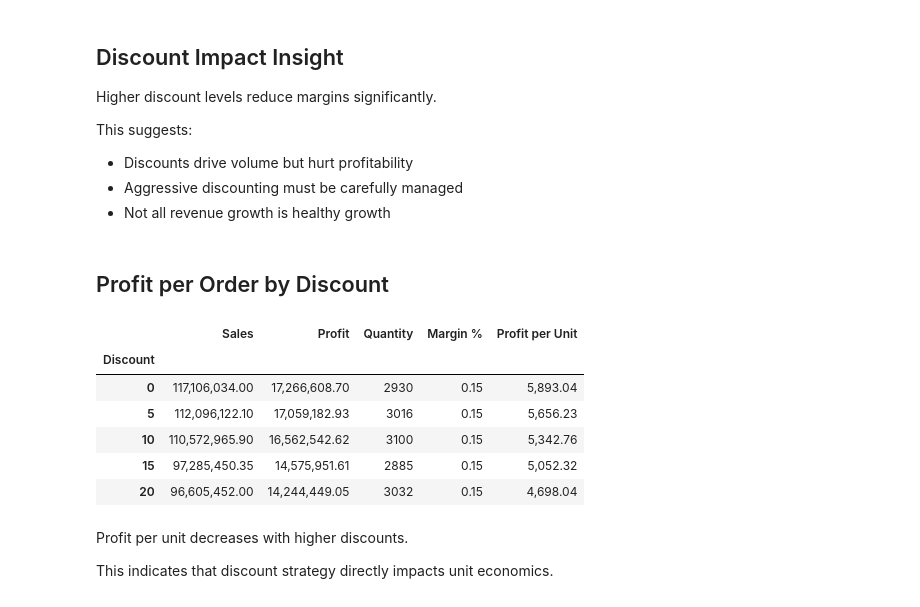
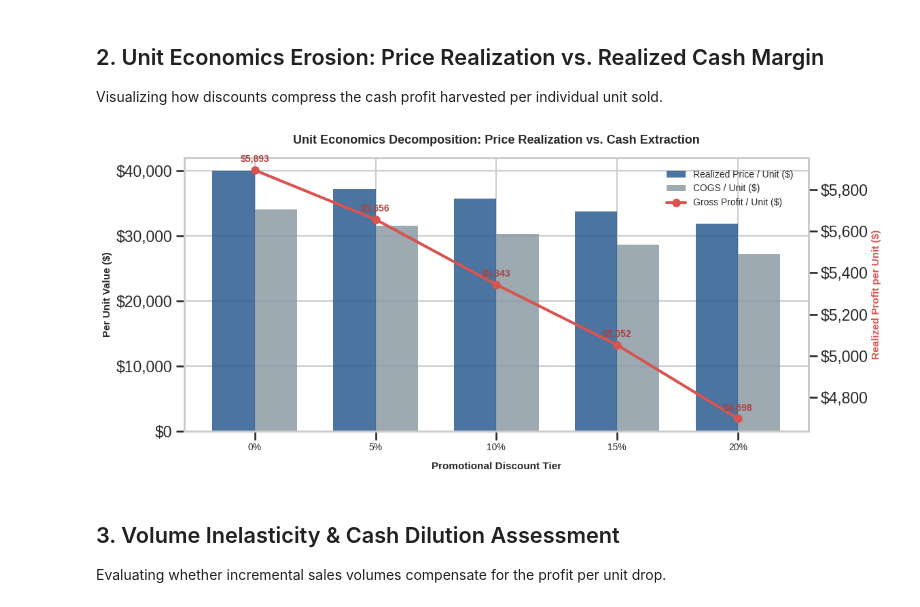
Before and after one commit to KuzevaStasy/E-commerce-Profitability-P-L-Analysis, a Jupyter notebook: notebooks/discount.ipynb, the cells around one changed output. Drawn from its saved outputs; the diff is of its cells as text; code cells hidden in the pictures.

```diff
--- a/notebooks/discount.ipynb
+++ b/notebooks/discount.ipynb
@@ -41,30 +77,41 @@ plt.show()
 # %% [markdown]
-## Discount Impact Insight
-
-Higher discount levels reduce margins significantly.
-
-This suggests:
-- Discounts drive volume but hurt profitability
-- Aggressive discounting must be carefully managed
-- Not all revenue growth is healthy growth
+## 2. Unit Economics Erosion: Price Realization vs. Realized Cash Margin
+Visualizing how discounts compress the cash profit harvested per individual unit sold.
-# %% [markdown]
-## Profit per Order by Discount
 # %%
-discount_analysis['Profit per Unit'] = (
-    discount_analysis['Profit'] /
-    discount_analysis['Quantity']
-)
+# Visualization: Unit Economics Compression & Cash Drag
+fig, ax1 = plt.subplots(figsize=(12, 5.5))
 
-discount_analysis
+discount_labels = [f"{d}%" for d in discount_summary['Discount']]
+x = np.arange(len(discount_labels))
+width = 0.35
+
+# Realized Price vs. COGS
+rects1 = ax1.bar(x - width/2, discount_summary['Realized_Price_per_Unit'], width, label='Realized Price / Unit ($)', color='#2b5c8f', alpha=0.85)
+rects2 = ax1.bar(x + width/2, discount_summary['COGS_per_Unit'], width, label='COGS / Unit ($)', color='#8c9ba5', alpha=0.85)
+
+ax1.set_ylabel('Per Unit Value ($)', fontsize=11, fontweight='bold')
+ax1.set_xlabel('Promotional Discount Tier', fontsize=11, fontweight='bold', labelpad=10)
+ax1.set_xticks(x)
+ax1.set_xticklabels(discount_labels, fontsize=10)
+ax1.yaxis.set_major_formatter(ticker.FuncFormatter(lambda y, p: f"${y:,.0f}"))
+
+# Dual-Axis for Unit Profit Erosion
+ax2 = ax1.twinx()
+ax2.plot(x, discount_summary['Profit_per_Unit'], color='#d9534f', marker='o', linewidth=3, markersize=8, label='Gross Profit / Unit ($)')
+ax2.set_ylabel('Realized Profit per Unit ($)', fontsize=11, color='#d9534f', fontweight='bold')
+ax2.yaxis.set_major_formatter(ticker.FuncFormatter(lambda y, p: f"${y:,.0f}"))
+ax2.grid(False)
+
+# Add data labels for Profit per unit
+for i, txt in enumerate(discount_summary['Profit_per_Unit']):
+    ax2.annotate(f"${txt:,.0f}", (x[i], txt + 40), fontsize=10, ha='center', fontweight='bold', color='#a94442')
+
+plt.title('Unit Economics Decomposition: Price Realization vs. Cash Extraction', fontsize=13, fontweight='bold', pad=15)
+fig.legend(loc='upper right', bbox_to_anchor=(0.88, 0.88), fontsize=10)
+plt.tight_layout()
+plt.show()
 # %% [output]
-|  | Sales | Profit | Quantity | Margin % | Profit per Unit |
-| Discount |  |  |  |  |  |
-| 0 | 117,106,034.00 | 17,266,608.70 | 2930 | 0.15 | 5,893.04 |
-| 5 | 112,096,122.10 | 17,059,182.93 | 3016 | 0.15 | 5,656.23 |
-| 10 | 110,572,965.90 | 16,562,542.62 | 3100 | 0.15 | 5,342.76 |
-| 15 | 97,285,450.35 | 14,575,951.61 | 2885 | 0.15 | 5,052.32 |
-| 20 | 96,605,452.00 | 14,244,449.05 | 3032 | 0.15 | 4,698.04 |
+[figure, added]
 # %% [markdown]
-Profit per unit decreases with higher discounts.
-
-This indicates that discount strategy directly impacts unit economics.
+## 3. Volume Inelasticity & Cash Dilution Assessment
+Evaluating whether incremental sales volumes compensate for the profit per unit drop.
```
Also changed, not shown: parts of 10 cells of this notebook, 2 other files.
